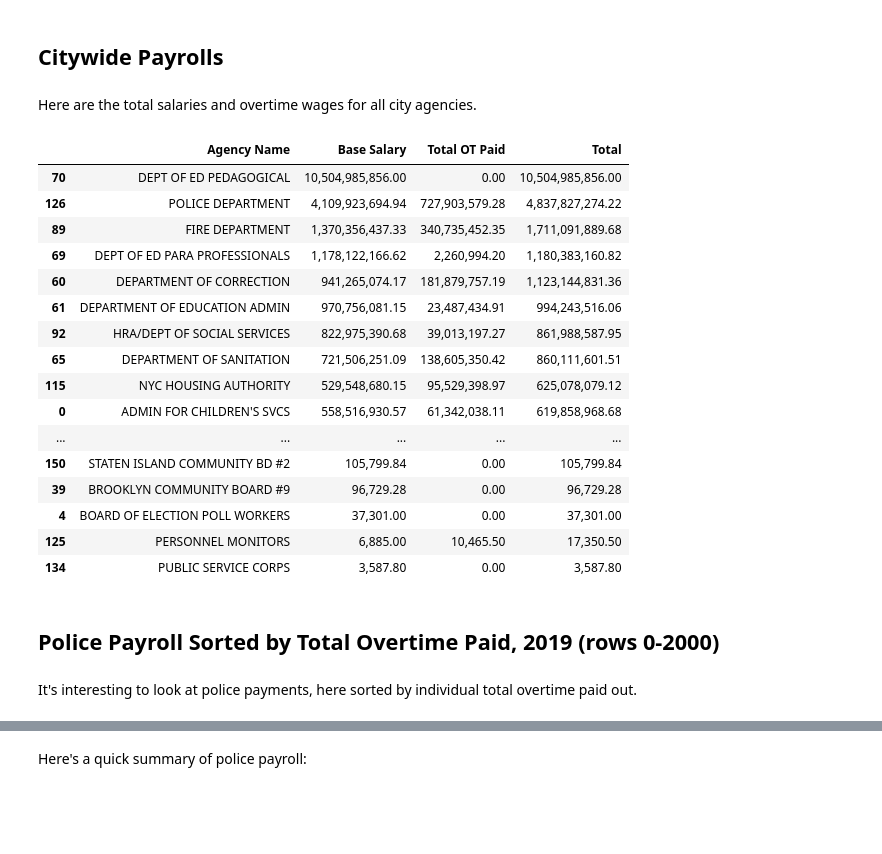
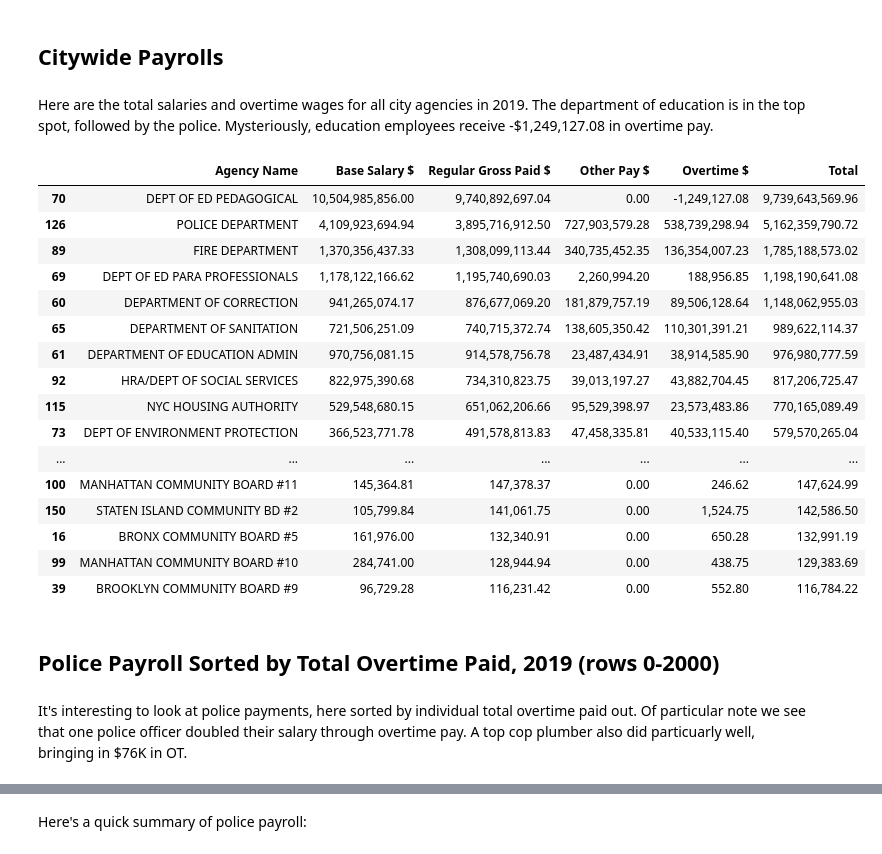
Before and after one commit to antiboredom/notes-on-police-funding, a Jupyter notebook: notes.ipynb, the cells around one changed output, grey strips where cells are left out. Saved outputs shown, nothing was run; the diff lists cells and outputs as text; code cells hidden in the pictures; blank space fills up the shorter version.

```diff
--- a/notes.ipynb
+++ b/notes.ipynb
@@ -12,30 +61,32 @@ data_dir = "data/"
 # %% [markdown]
 ## Citywide Payrolls
 # %% [markdown]
-Here are the total salaries and overtime wages for all city agencies.
+Here are the total salaries and overtime wages for all city agencies in 2019. The department of education is in the top spot, followed by the police. Mysteriously, education employees receive -$1,249,127.08 in overtime pay.
 # %%
-payroll = pd.read_csv("data/Citywide_Payroll_Data__Fiscal_Year_.csv")
-payroll_counts = pd.pivot_table(payroll[payroll["Fiscal Year"]==2019][['Agency Name', 'Base Salary', 'Total OT Paid']], index="Agency Name", aggfunc=np.sum).reset_index()
-payroll_counts["Total"] = payroll_counts["Base Salary"] + payroll_counts["Total OT Paid"]
-payroll_counts.sort_values(by="Total", ascending=False)
+payroll = pd.read_csv("data/Citywide_Payroll_Data__Fiscal_Year_.csv", low_memory=False)
+payroll_counts = pd.pivot_table(payroll[payroll["Fiscal Year"]==2019][['Agency Name', 'Base Salary', 'Regular Gross Paid', 'Total Other Pay', 'Total OT Paid']], index="Agency Name", aggfunc=np.sum).reset_index()
+payroll_counts["Total"] = payroll_counts["Regular Gross Paid"] + payroll_counts["Total OT Paid"] + payroll_counts["Total Other Pay"]
+payroll_counts = payroll_counts.sort_values(by="Total", ascending=False)
+payroll_counts.columns = ["Agency Name", "Base Salary $", "Regular Gross Paid $", "Other Pay $", "Overtime $", "Total"]
+Display(payroll_counts)
 # %% [output]
-|  | Agency Name | Base Salary | Total OT Paid | Total |
-| 70 | DEPT OF ED PEDAGOGICAL | 10,504,985,856.00 | 0.00 | 10,504,985,856.00 |
-| 126 | POLICE DEPARTMENT | 4,109,923,694.94 | 727,903,579.28 | 4,837,827,274.22 |
-| 89 | FIRE DEPARTMENT | 1,370,356,437.33 | 340,735,452.35 | 1,711,091,889.68 |
-| 69 | DEPT OF ED PARA PROFESSIONALS | 1,178,122,166.62 | 2,260,994.20 | 1,180,383,160.82 |
-| 60 | DEPARTMENT OF CORRECTION | 941,265,074.17 | 181,879,757.19 | 1,123,144,831.36 |
-| 61 | DEPARTMENT OF EDUCATION ADMIN | 970,756,081.15 | 23,487,434.91 | 994,243,516.06 |
-| 92 | HRA/DEPT OF SOCIAL SERVICES | 822,975,390.68 | 39,013,197.27 | 861,988,587.95 |
-| 65 | DEPARTMENT OF SANITATION | 721,506,251.09 | 138,605,350.42 | 860,111,601.51 |
-| 115 | NYC HOUSING AUTHORITY | 529,548,680.15 | 95,529,398.97 | 625,078,079.12 |
-| 0 | ADMIN FOR CHILDREN'S SVCS | 558,516,930.57 | 61,342,038.11 | 619,858,968.68 |
-| ... | ... | ... | ... | ... |
-| 150 | STATEN ISLAND COMMUNITY BD #2 | 105,799.84 | 0.00 | 105,799.84 |
-| 39 | BROOKLYN COMMUNITY BOARD #9 | 96,729.28 | 0.00 | 96,729.28 |
-| 4 | BOARD OF ELECTION POLL WORKERS | 37,301.00 | 0.00 | 37,301.00 |
-| 125 | PERSONNEL MONITORS | 6,885.00 | 10,465.50 | 17,350.50 |
-| 134 | PUBLIC SERVICE CORPS | 3,587.80 | 0.00 | 3,587.80 |
+|  | Agency Name | Base Salary $ | Regular Gross Paid $ | Other Pay $ | Overtime $ | Total |
+| 70 | DEPT OF ED PEDAGOGICAL | 10,504,985,856.00 | 9,740,892,697.04 | 0.00 | -1,249,127.08 | 9,739,643,569.96 |
+| 126 | POLICE DEPARTMENT | 4,109,923,694.94 | 3,895,716,912.50 | 727,903,579.28 | 538,739,298.94 | 5,162,359,790.72 |
+| 89 | FIRE DEPARTMENT | 1,370,356,437.33 | 1,308,099,113.44 | 340,735,452.35 | 136,354,007.23 | 1,785,188,573.02 |
+| 69 | DEPT OF ED PARA PROFESSIONALS | 1,178,122,166.62 | 1,195,740,690.03 | 2,260,994.20 | 188,956.85 | 1,198,190,641.08 |
+| 60 | DEPARTMENT OF CORRECTION | 941,265,074.17 | 876,677,069.20 | 181,879,757.19 | 89,506,128.64 | 1,148,062,955.03 |
+| 65 | DEPARTMENT OF SANITATION | 721,506,251.09 | 740,715,372.74 | 138,605,350.42 | 110,301,391.21 | 989,622,114.37 |
+| 61 | DEPARTMENT OF EDUCATION ADMIN | 970,756,081.15 | 914,578,756.78 | 23,487,434.91 | 38,914,585.90 | 976,980,777.59 |
+| 92 | HRA/DEPT OF SOCIAL SERVICES | 822,975,390.68 | 734,310,823.75 | 39,013,197.27 | 43,882,704.45 | 817,206,725.47 |
+| 115 | NYC HOUSING AUTHORITY | 529,548,680.15 | 651,062,206.66 | 95,529,398.97 | 23,573,483.86 | 770,165,089.49 |
+| 73 | DEPT OF ENVIRONMENT PROTECTION | 366,523,771.78 | 491,578,813.83 | 47,458,335.81 | 40,533,115.40 | 579,570,265.04 |
+| ... | ... | ... | ... | ... | ... | ... |
+| 100 | MANHATTAN COMMUNITY BOARD #11 | 145,364.81 | 147,378.37 | 0.00 | 246.62 | 147,624.99 |
+| 150 | STATEN ISLAND COMMUNITY BD #2 | 105,799.84 | 141,061.75 | 0.00 | 1,524.75 | 142,586.50 |
+| 16 | BRONX COMMUNITY BOARD #5 | 161,976.00 | 132,340.91 | 0.00 | 650.28 | 132,991.19 |
+| 99 | MANHATTAN COMMUNITY BOARD #10 | 284,741.00 | 128,944.94 | 0.00 | 438.75 | 129,383.69 |
+| 39 | BROOKLYN COMMUNITY BOARD #9 | 96,729.28 | 116,231.42 | 0.00 | 552.80 | 116,784.22 |
 # %%
 teacher_payroll = payroll[payroll["Agency Name"]=="DEPT OF ED PEDAGOGICAL"]
 teacher_payroll = teacher_payroll[teacher_payroll["Fiscal Year"]==2019]
@@ -49,5 +95,5 @@ total_cops = len(cop_payroll)
 # %% [markdown]
 ## Police Payroll Sorted by Total Overtime Paid, 2019 (rows 0-2000)
 # %% [markdown]
-It's interesting to look at police payments, here sorted by individual total overtime paid out.
+It's interesting to look at police payments, here sorted by individual total overtime paid out. Of particular note we see that one police officer doubled their salary through overtime pay. A top cop plumber also did particuarly well, bringing in $76K in OT.
 # %%
```
Also changed, not shown: parts of 35 cells of this notebook, 3 other files.
